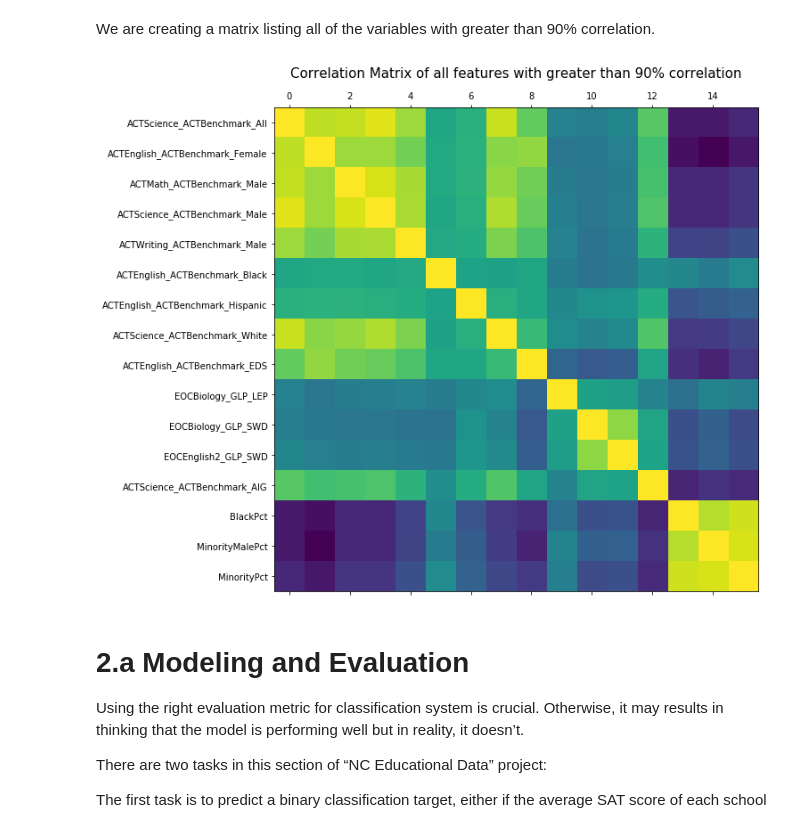
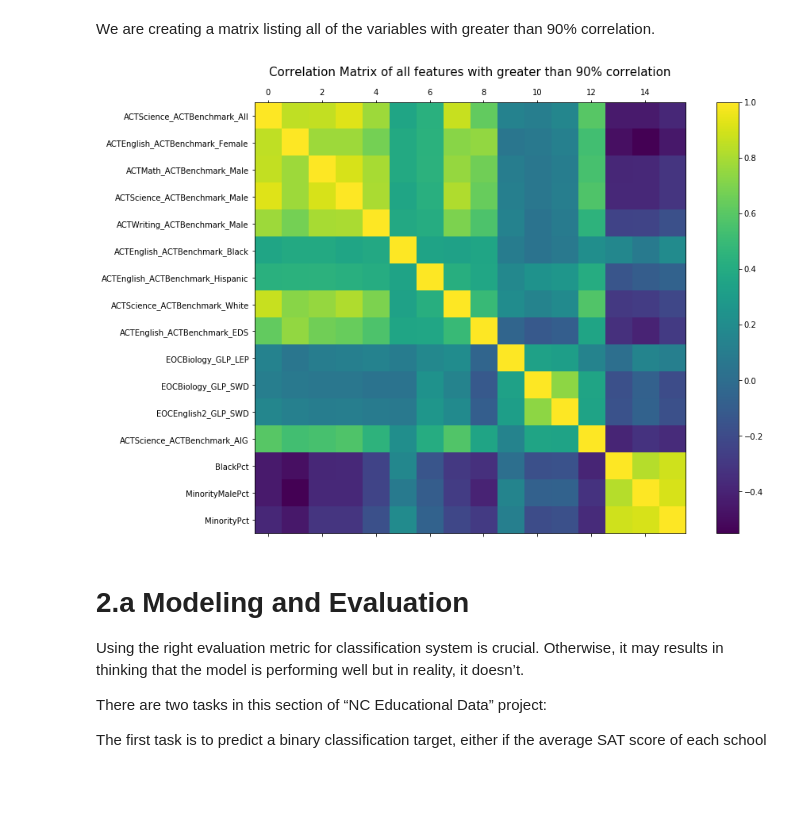
Before and after one commit to stmillett/MSDS7331_NorthCarolinaDataset, a Jupyter notebook: Lab2/Data Mining - Lab 2-SAT new.ipynb, the cells around one changed output. Saved outputs shown, nothing was run; the diff lists cells and outputs as text; code cells hidden in the pictures; blank space fills up the shorter version.

```diff
--- a/Lab2/Data Mining - Lab 2-SAT new.ipynb
+++ b/Lab2/Data Mining - Lab 2-SAT new.ipynb
@@ -192,7 +190,7 @@ Length: 288, dtype: object
 # %%
 # Set unit_code to string. We don't want this to be manipulated as a number
 # Rather we want to ensure this is taken as a categorical variable
-school_data['unit_code']=school_data['unit_code'].astype(str)
+imputed_school_data['unit_code']=imputed_school_data['unit_code'].astype(str)
 # %%
 # Setting all columns that should be an integer to
 for column in imputed_school_data:
@@ -264,23 +247,24 @@ We are creating a matrix listing all of the variables with greater than 90% corr
 # %%
 corr_matrix = imputed_school_data.corr().abs()
 
 # Select upper triangle of correlation matrix
 upper = corr_matrix.where(np.triu(np.ones(corr_matrix.shape), k=1).astype(np.bool))
 
 # Find index of feature columns with correlation greater than 0.95
 highly_correlated = [column for column in upper.columns if any(upper[column] > 0.90)]
 
 
 fig, ax = plt.subplots(figsize=(14,10))
 ax.set_title('Correlation Matrix of all features with greater than 90% correlation',
             fontdict={'fontsize': 15})
 
-ax.matshow(imputed_school_data[highly_correlated].corr());
+cax = ax.matshow(imputed_school_data[highly_correlated].corr());
 ax.set_yticklabels(highly_correlated);
 ax.set_yticks(np.arange(0, len(highly_correlated), 1.0))
+fig.colorbar(cax)
 plt.show()
 # %% [output]
-[figure, old version]
+[figure, new version]
 # %% [markdown]
 # 2.a Modeling and Evaluation
 Using the right evaluation metric for classification system is crucial. Otherwise, it may results in thinking that the model is performing well but in reality, it doesn’t.
```
Also changed, not shown: parts of 63 cells of this notebook.
